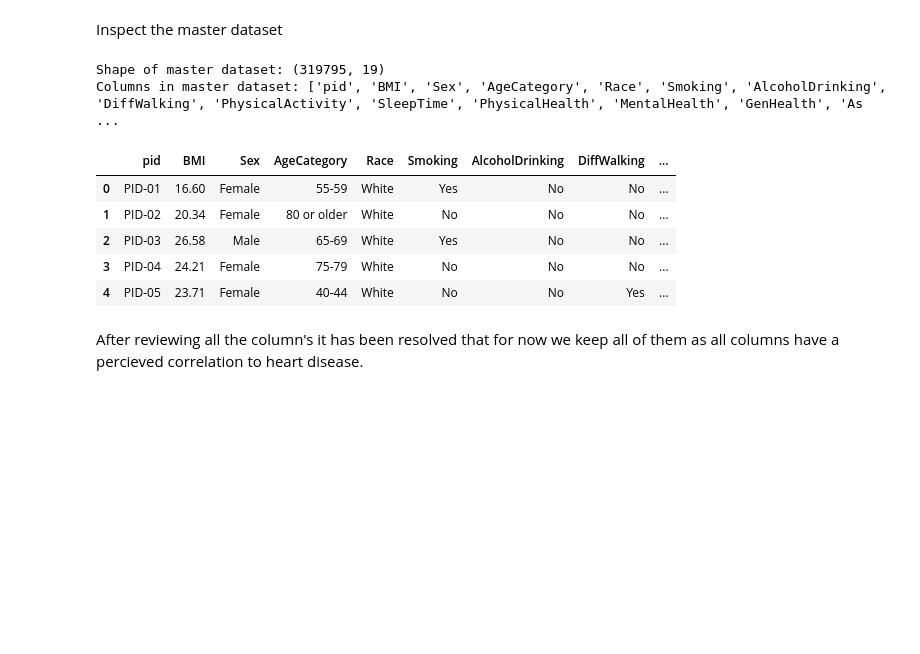
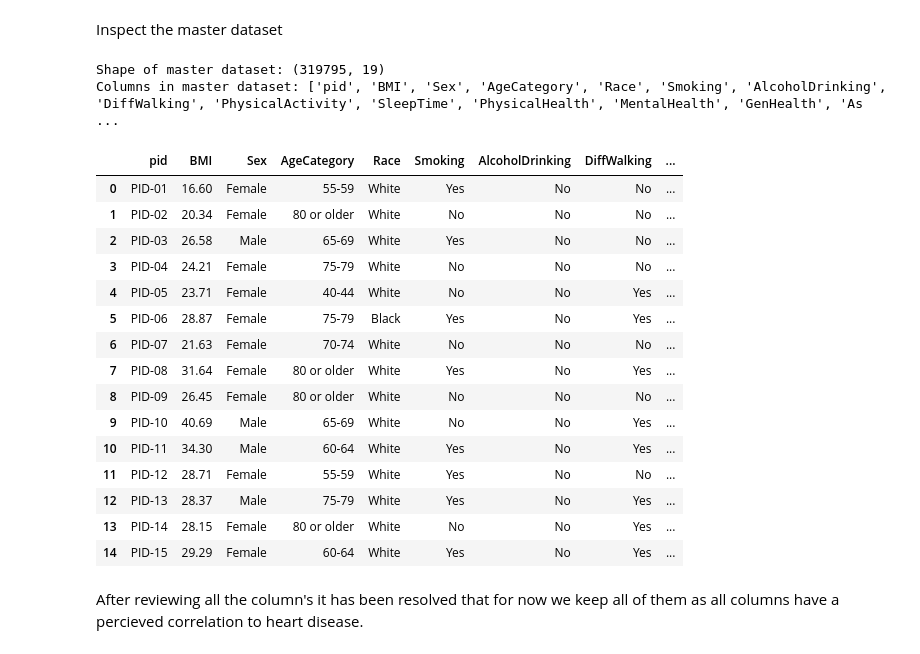
Before and after one commit to kochezz/heart-disease-prediction-BLR, a Jupyter notebook: notebooks/01_EDA.ipynb, the cells around one changed output. Saved outputs shown, nothing was run; the diff lists cells and outputs as text; code cells hidden in the pictures; blank space fills up the shorter version.

```diff
--- a/notebooks/01_EDA.ipynb
+++ b/notebooks/01_EDA.ipynb
@@ -204,19 +204,29 @@ Inspect the master dataset
 # %%
 # Shape and columns
 print("Shape of master dataset:", master_data.shape)
 print("Columns in master dataset:", master_data.columns.tolist())
 
 # Preview first few rows
-master_data.head()
+master_data.head(15)
 # %% [output]
 Shape of master dataset: (319795, 19)
 Columns in master dataset: ['pid', 'BMI', 'Sex', 'AgeCategory', 'Race', 'Smoking', 'AlcoholDrinking', 'DiffWalking', 'PhysicalActivity', 'SleepTime', 'PhysicalHealth', 'MentalHealth', 'GenHealth', 'As ...
 |  | pid | BMI | Sex | AgeCategory | Race | Smoking | AlcoholDrinking | DiffWalking | ... |
 | 0 | PID-01 | 16.60 | Female | 55-59 | White | Yes | No | No | ... |
 | 1 | PID-02 | 20.34 | Female | 80 or older | White | No | No | No | ... |
 | 2 | PID-03 | 26.58 | Male | 65-69 | White | Yes | No | No | ... |
 | 3 | PID-04 | 24.21 | Female | 75-79 | White | No | No | No | ... |
 | 4 | PID-05 | 23.71 | Female | 40-44 | White | No | No | Yes | ... |
+| 5 | PID-06 | 28.87 | Female | 75-79 | Black | Yes | No | Yes | ... |
+| 6 | PID-07 | 21.63 | Female | 70-74 | White | No | No | No | ... |
+| 7 | PID-08 | 31.64 | Female | 80 or older | White | Yes | No | Yes | ... |
+| 8 | PID-09 | 26.45 | Female | 80 or older | White | No | No | No | ... |
+| 9 | PID-10 | 40.69 | Male | 65-69 | White | No | No | Yes | ... |
+| 10 | PID-11 | 34.30 | Male | 60-64 | White | Yes | No | Yes | ... |
+| 11 | PID-12 | 28.71 | Female | 55-59 | White | Yes | No | No | ... |
+| 12 | PID-13 | 28.37 | Male | 75-79 | White | Yes | No | Yes | ... |
+| 13 | PID-14 | 28.15 | Female | 80 or older | White | No | No | Yes | ... |
+| 14 | PID-15 | 29.29 | Female | 60-64 | White | Yes | No | Yes | ... |
 # %% [markdown]
 After reviewing all the column's it has been resolved that for now we keep all of them as all columns have a percieved correlation to heart disease.
 # %% [markdown]
```
Also changed, not shown: parts of 10 cells of this notebook.
